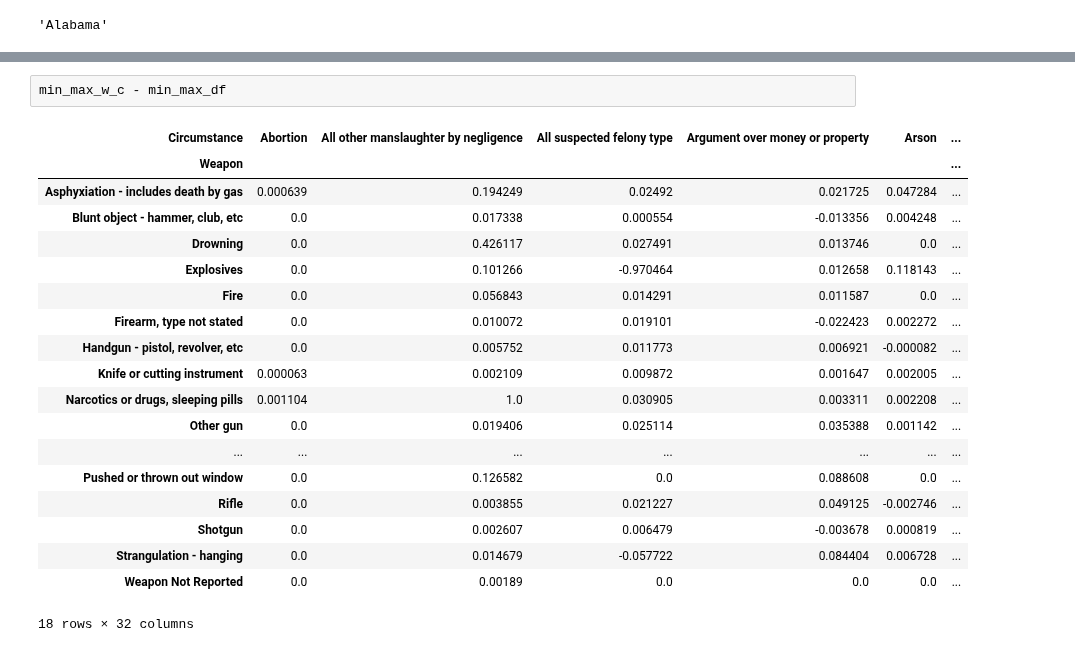
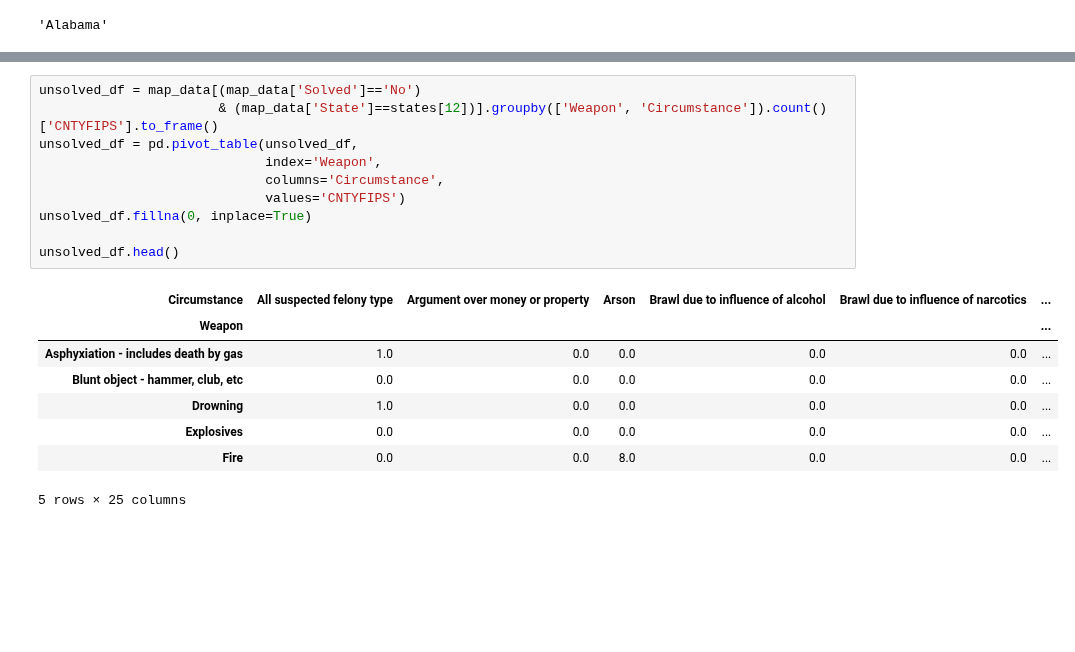
Before and after one commit to fadeeva/weird_projects, a Jupyter notebook: Serial_Killers/Outliers_in_Murder_Accountability_Project.ipynb, the cells around one changed output, grey strips where cells are left out. Cells and saved outputs as stored; diff of their text form; blank space fills up the shorter version.

```diff
--- a/Serial_Killers/Outliers_in_Murder_Accountability_Project.ipynb
+++ b/Serial_Killers/Outliers_in_Murder_Accountability_Project.ipynb
@@ -461,22 +449,19 @@ min_max_df.head()
-# %%
-min_max_w_c - min_max_df
-# %% [output]
-| Circumstance | Abortion | All other manslaughter by negligence | All suspected felony type | Argument over money or property | Arson | ... |
-| Weapon |  |  |  |  |  | ... |
-| Asphyxiation - includes death by gas | 0.000639 | 0.194249 | 0.02492 | 0.021725 | 0.047284 | ... |
-| Blunt object - hammer, club, etc | 0.0 | 0.017338 | 0.000554 | -0.013356 | 0.004248 | ... |
-| Drowning | 0.0 | 0.426117 | 0.027491 | 0.013746 | 0.0 | ... |
-| Explosives | 0.0 | 0.101266 | -0.970464 | 0.012658 | 0.118143 | ... |
-| Fire | 0.0 | 0.056843 | 0.014291 | 0.011587 | 0.0 | ... |
-| Firearm, type not stated | 0.0 | 0.010072 | 0.019101 | -0.022423 | 0.002272 | ... |
-| Handgun - pistol, revolver, etc | 0.0 | 0.005752 | 0.011773 | 0.006921 | -0.000082 | ... |
-| Knife or cutting instrument | 0.000063 | 0.002109 | 0.009872 | 0.001647 | 0.002005 | ... |
-| Narcotics or drugs, sleeping pills | 0.001104 | 1.0 | 0.030905 | 0.003311 | 0.002208 | ... |
-| Other gun | 0.0 | 0.019406 | 0.025114 | 0.035388 | 0.001142 | ... |
-| ... | ... | ... | ... | ... | ... | ... |
-| Pushed or thrown out window | 0.0 | 0.126582 | 0.0 | 0.088608 | 0.0 | ... |
-| Rifle | 0.0 | 0.003855 | 0.021227 | 0.049125 | -0.002746 | ... |
-| Shotgun | 0.0 | 0.002607 | 0.006479 | -0.003678 | 0.000819 | ... |
-| Strangulation - hanging | 0.0 | 0.014679 | -0.057722 | 0.084404 | 0.006728 | ... |
-| Weapon Not Reported | 0.0 | 0.00189 | 0.0 | 0.0 | 0.0 | ... |
-18 rows × 32 columns
+# %%
+unsolved_df = map_data[(map_data['Solved']=='No')
+                       & (map_data['State']==states[12])].groupby(['Weapon', 'Circumstance']).count()['CNTYFIPS'].to_frame()
+unsolved_df = pd.pivot_table(unsolved_df,
+                             index='Weapon',
+                             columns='Circumstance',
+                             values='CNTYFIPS')
+unsolved_df.fillna(0, inplace=True)
+
+unsolved_df.head()
+# %% [output]
+| Circumstance | All suspected felony type | Argument over money or property | Arson | Brawl due to influence of alcohol | Brawl due to influence of narcotics | ... |
+| Weapon |  |  |  |  |  | ... |
+| Asphyxiation - includes death by gas | 1.0 | 0.0 | 0.0 | 0.0 | 0.0 | ... |
+| Blunt object - hammer, club, etc | 0.0 | 0.0 | 0.0 | 0.0 | 0.0 | ... |
+| Drowning | 1.0 | 0.0 | 0.0 | 0.0 | 0.0 | ... |
+| Explosives | 0.0 | 0.0 | 0.0 | 0.0 | 0.0 | ... |
+| Fire | 0.0 | 0.0 | 8.0 | 0.0 | 0.0 | ... |
+5 rows × 25 columns
```
Also changed, not shown: parts of 10 cells of this notebook.
